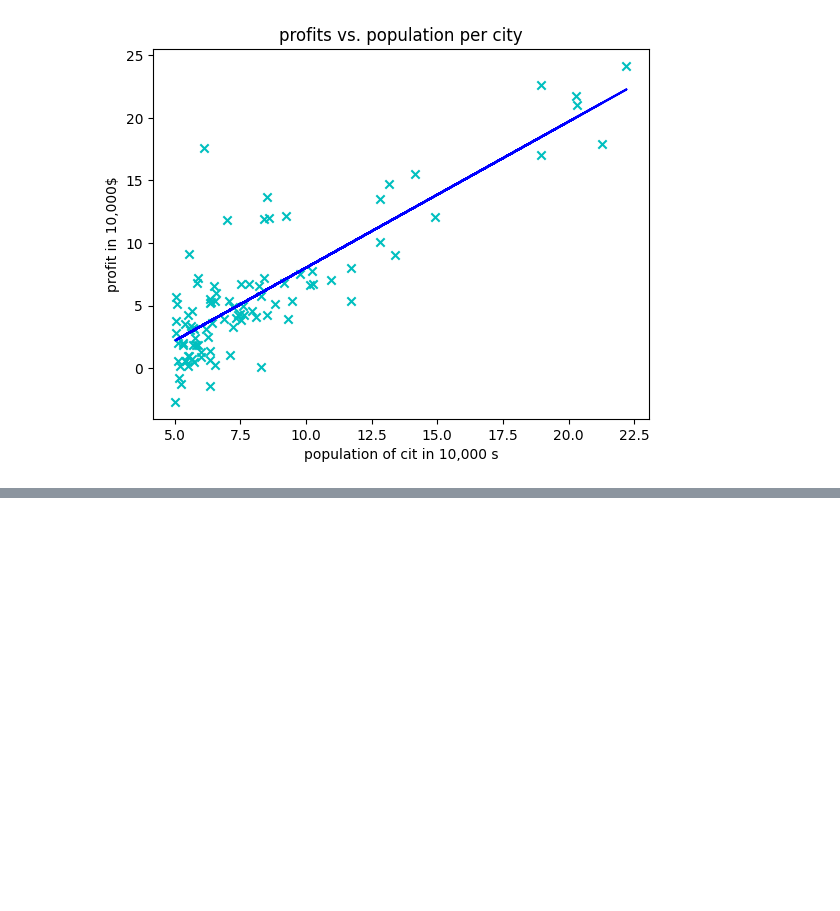
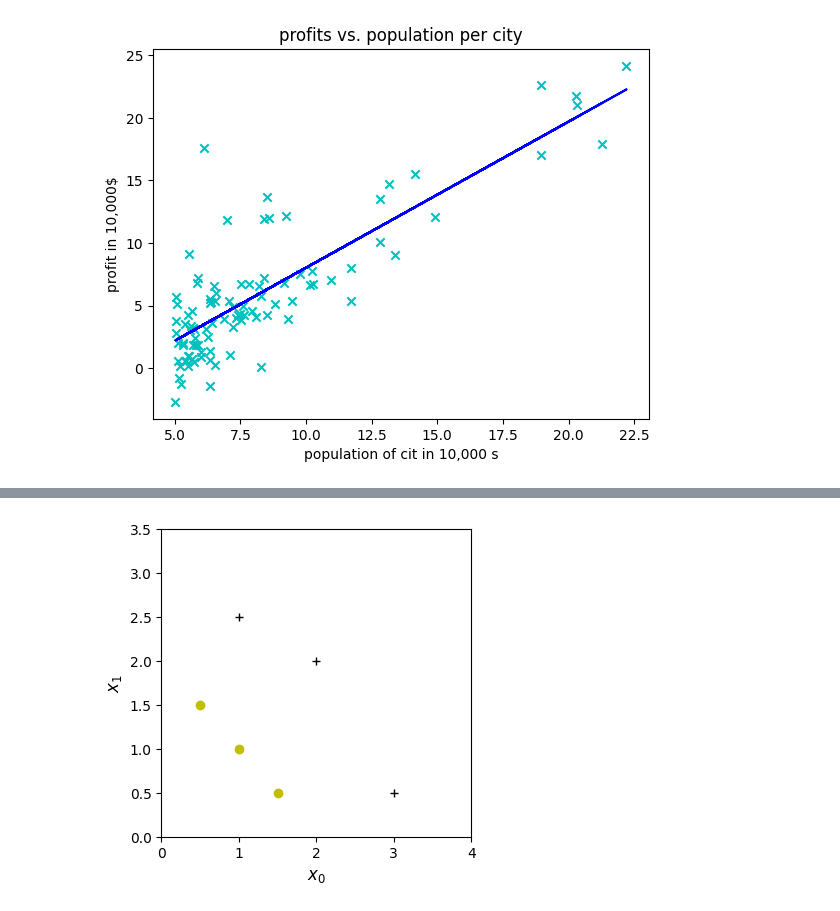
Before and after one commit to Aboelsaood23/Aboelsaood23, a Jupyter notebook: specilaization_1_Course_1.ipynb, the cells around one changed output, grey strips where cells are left out. Saved outputs shown, nothing was run; the diff lists cells and outputs as text; code cells hidden in the pictures; blank space fills up the shorter version.

```diff
--- a/specilaization_1_Course_1.ipynb
+++ b/specilaization_1_Course_1.ipynb
@@ -1035,0 +1152,80 @@ w
+# %%
+#cost function lab
+import numpy as np
+import matplotlib.pyplot as plt
+import math
+
+x_train = np.array([[0.5, 1.5], [1,1], [1.5, 0.5], [3, 0.5], [2, 2], [1, 2.5]])  #(m,n)
+y_train = np.array([0, 0, 0, 1, 1, 1])
+
+def sigmoid(z):
+  g  =1/(1+np.exp(-z))
+  return g
+
+def plot_data(X, y, pos_label="y=1", neg_label="y=0"):
+    positive = y == 1
+    negative = y == 0
+
+    # Plot examples
+    plt.plot(X[positive, 0], X[positive, 1], 'k+', label=pos_label)
+    plt.plot(X[negative, 0], X[negative, 1], 'yo', label=neg_label)
+
+fig,ax = plt.subplots(1,1,figsize=(4,4))
+plot_data(x_train, y_train, ax)
+
+
+ax.axis([0, 4, 0, 3.5])
+ax.set_ylabel('$x_1$', fontsize=12)
+ax.set_xlabel('$x_0$', fontsize=12)
+plt.show()
+
+
+def cost_function_logistice(x,y,w,b):
+  m =x.shape[0]
+  cost =0
+  for i in range(m):
+    z =np.dot(x[i],w)+b
+    g =sigmoid(z)
+    loss =-y[i]*np.log(g) - (1-y[i])*(np.log(1-g))
+    cost =cost+loss
+  cost =cost/m
+  return cost
+
+#let's check these values
+w_temp =np.array([1,1])
+b_temp =-3
+
+print("\n\nlet's first check shapes")
+print(f"shape of x :{x_train.shape}")
+print(f"shape of y :{y_train.shape}")
+print(f"shape of w :{w_temp.shape}")
+
+print(f"cost function  :{cost_function_logistice(x_train,y_train,w_temp,b_temp)}")
+
+#let's try new value for b =-4 an compare both of them
+x0=np.arange(0,6)
+x1= 3-x0
+x1_other =4-x0
+fig,ax=plt.subplots(1,1,figsize=(4,4))
+ax.plot(x0,x1,c='blue',label='$b$ =-3')
+ax.plot(x0,x1_other,c='magenta',label='$b$=-4')
+
+plot_data(x_train,y_train,ax)
+
+ax.axis([0, 4, 0, 4])
+ax.set_ylabel('$x_1$', fontsize=12)
+ax.set_xlabel('$x_0$', fontsize=12)
+plt.legend(loc="upper right")
+plt.title("Decision Boundary")
+plt.show()
+
+
+#checl differnce using arrays
+w_array =np.array([1,1])
+b_1 =-3
+w_array2 =np.array([1,1])
+b_2 =-4
+print(f"cost for b =-3 :",cost_function_logistice(x_train,y_train,w_array,b_1))
+print(f"cost for b =-4",cost_function_logistice(x_train,y_train,w_array2,b_2))
+# %% [output]
+[figure, added]
```
Also changed, not shown: parts of 9 cells of this notebook.
